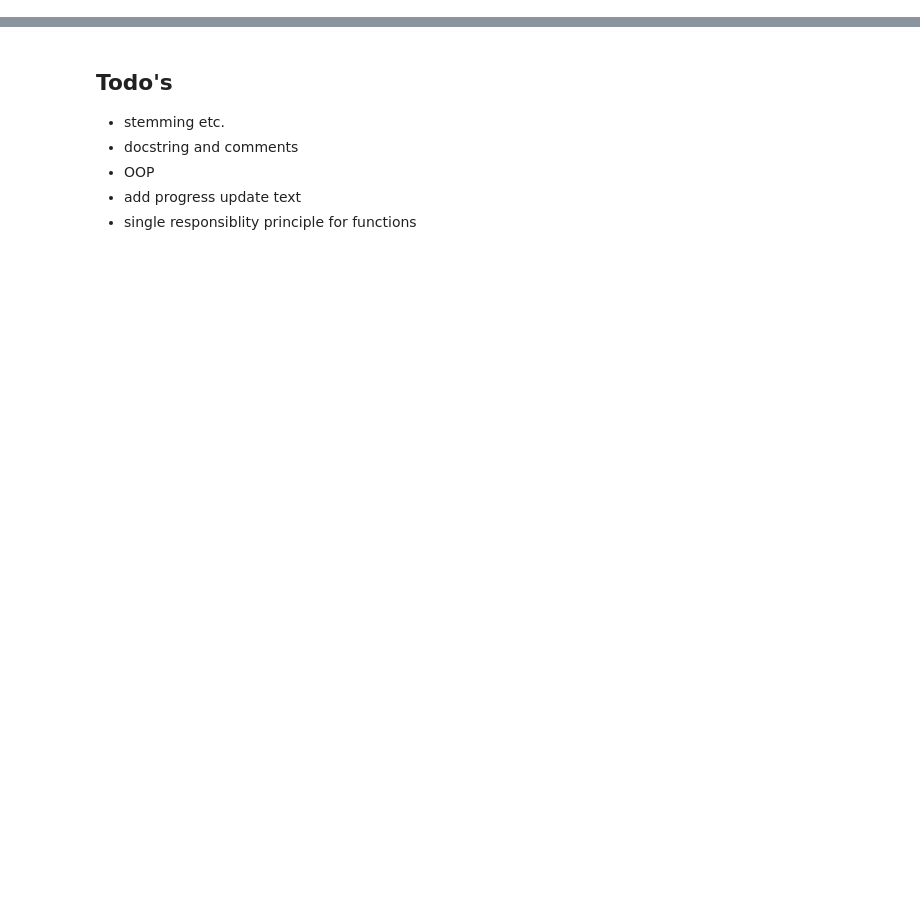
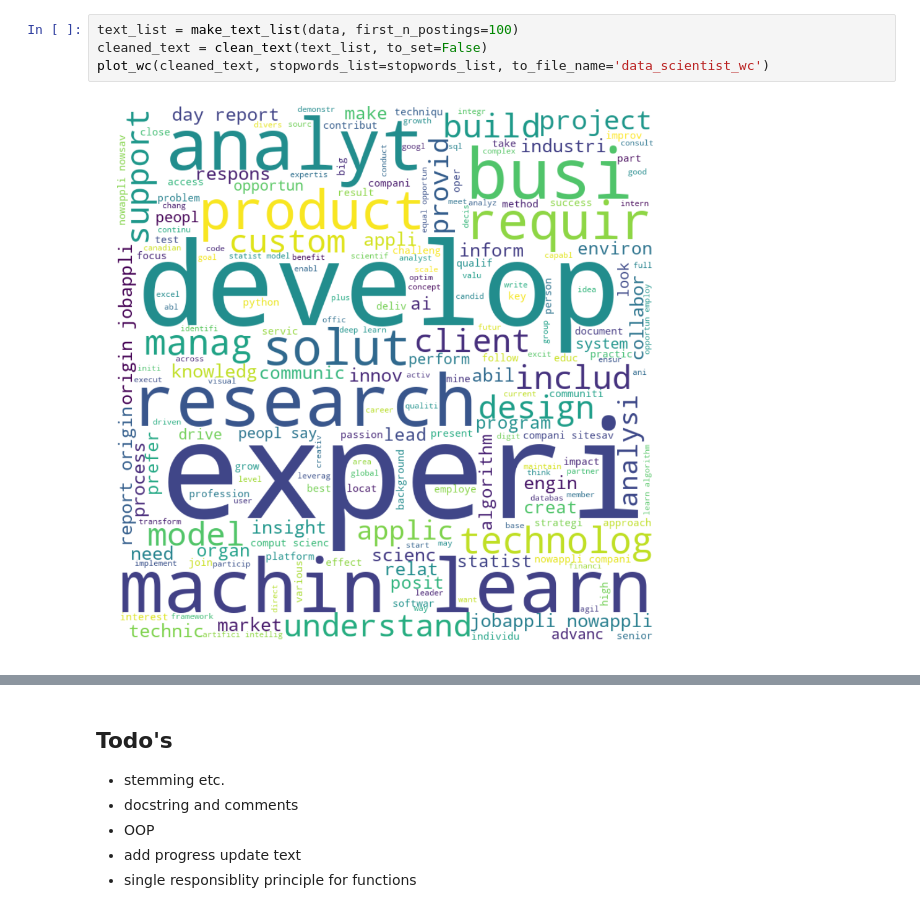
Before and after one commit to georgeliu1998/ideal_profiles, a Jupyter notebook: ideal_profiles_2.ipynb, the cells around one changed output, grey strips where cells are left out. Cells and saved outputs as stored; diff of their text form; blank space fills up the shorter version.

```diff
--- a/ideal_profiles_2.ipynb
+++ b/ideal_profiles_2.ipynb
@@ -278 +135,7 @@ data = load_data('machine_learning_engineer.json')
+# %%
+text_list = make_text_list(data, first_n_postings=100)
+cleaned_text = clean_text(text_list, to_set=False)
+plot_wc(cleaned_text, stopwords_list=stopwords_list, to_file_name='data_scientist_wc')
+# %% [output]
+[figure, added]
 # %%
```
Also changed, not shown: parts of 17 cells of this notebook.
